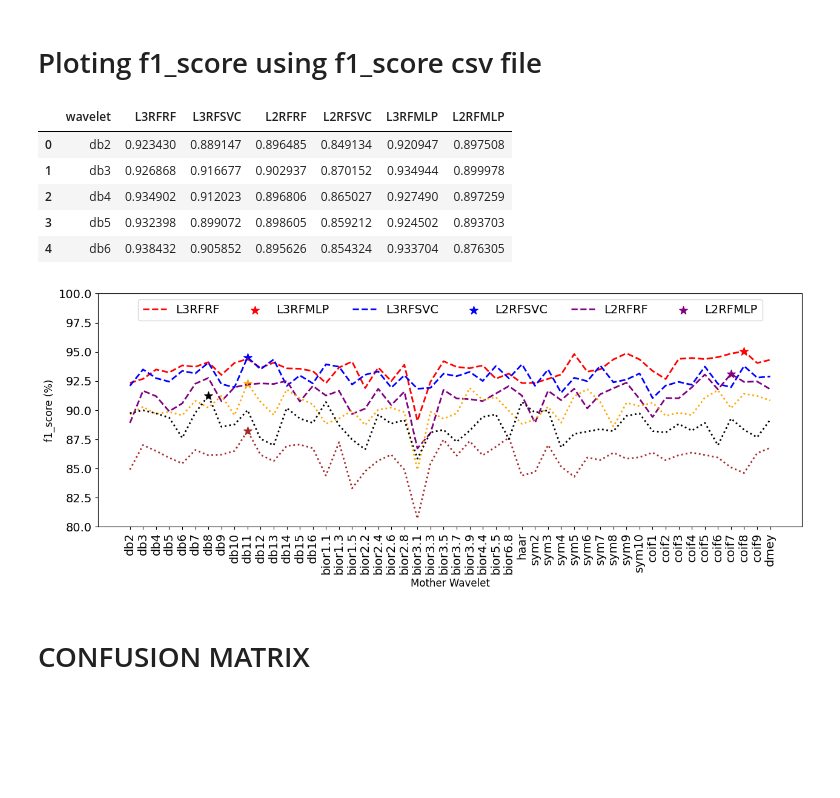
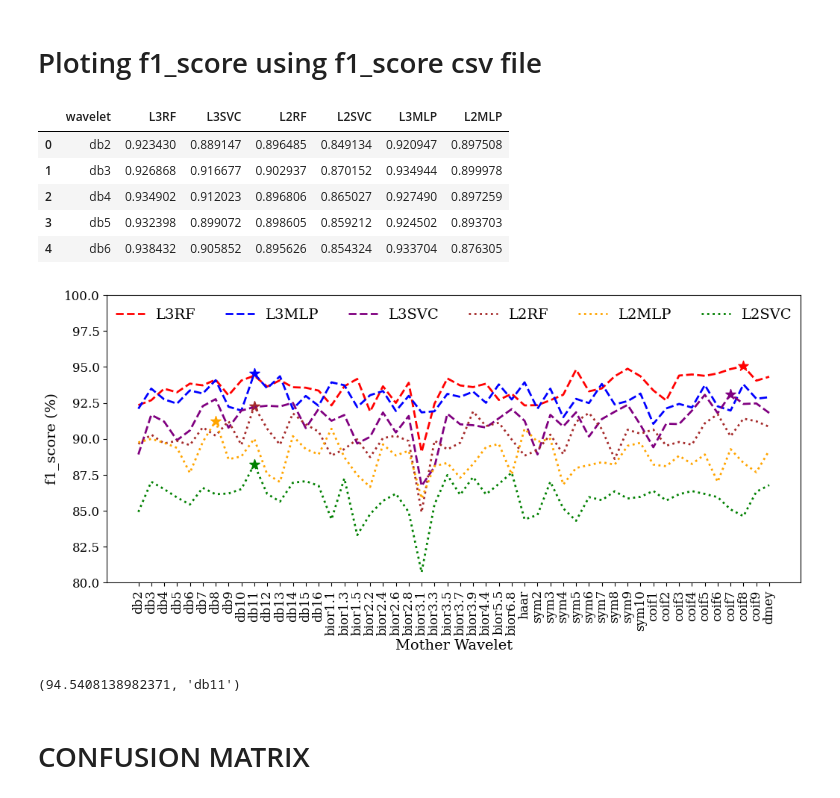
Before and after one commit to AbbasHussain72/Wavelet-featre-extraction-, a Jupyter notebook: current_wavelet_Transform_Technique.ipynb, the cells around one changed output. Saved outputs shown, nothing was run; the diff lists cells and outputs as text; code cells hidden in the pictures; blank space fills up the shorter version.

```diff
--- a/current_wavelet_Transform_Technique.ipynb
+++ b/current_wavelet_Transform_Technique.ipynb
@@ -945,53 +945,68 @@ plt.show()
 path1 = '/content/drive/MyDrive/f1_withoutoptimization.csv'
 df = pd.read_csv(path1,sep='\t')
 df = df.drop(['Unnamed: 0'], axis = 1)
+# %%
+df = df.rename(columns={'L3RFRF': 'L3RF','L3RFSVC': 'L3SVC','L2RFRF': 'L2RF','L2RFSVC': 'L2SVC','L3RFMLP': 'L3MLP','L2RFMLP': 'L2MLP'})
 # %%
 df.head()
 # %% [output]
-|  | wavelet | L3RFRF | L3RFSVC | L2RFRF | L2RFSVC | L3RFMLP | L2RFMLP |
+|  | wavelet | L3RF | L3SVC | L2RF | L2SVC | L3MLP | L2MLP |
 | 0 | db2 | 0.923430 | 0.889147 | 0.896485 | 0.849134 | 0.920947 | 0.897508 |
 | 1 | db3 | 0.926868 | 0.916677 | 0.902937 | 0.870152 | 0.934944 | 0.899978 |
 | 2 | db4 | 0.934902 | 0.912023 | 0.896806 | 0.865027 | 0.927490 | 0.897259 |
 | 3 | db5 | 0.932398 | 0.899072 | 0.898605 | 0.859212 | 0.924502 | 0.893703 |
 | 4 | db6 | 0.938432 | 0.905852 | 0.895626 | 0.854324 | 0.933704 | 0.876305 |
 # %%
+from matplotlib.lines import Line2D
+
+# define custom legend lines with correct line styles
+legend_lines = [Line2D([0], [0], linestyle=line, color=color, linewidth=2) for line, color in zip(line, colors)]
+
+# Use your new font on all your plots.
+plt.rc('font', family='serif ')
+
 #ploting dataframe of f1score
 X = df['wavelet']
 Y = df.drop(['wavelet'], axis = 1)
 Y.iloc[:, :] *= 100
 coly = Y.columns
 
 #ploting-----------------------------------------------------------------------
-k = Y[['L3RFRF','L3RFMLP','L3RFSVC','L2RFSVC','L2RFRF','L2RFMLP']]
+k = Y[['L3RF','L3MLP','L3SVC','L2RF','L2MLP','L2SVC']]
 kcol = k.columns
 
-plt.figure(figsize=(15,5))
-colors = ['red', 'blue','purple','brown','orange','black']
+plt.figure(figsize=(12,5))
+colors = ['red', 'blue','purple','brown','orange','green']
 line = ['--','--','--',':',':',':']
 for i, col in enumerate(kcol):
-  plt.plot(X, k[col],linestyle = line[i],linewidth = 2, color=colors[i])
+  plt.plot(X, k[col],linestyle = line[i] ,linewidth = 2, color=colors[i])
 
   max_idx = k[col].idxmax()
-  plt.scatter(X[max_idx], k[col][max_idx], color=colors[i], marker='*', s=100)
+  plt.scatter(X[max_idx], k[col][max_idx], color= colors[i], marker='*', s=100)
 
 # add a legend using the column names
 # set the position of the legend at the top and outside the plot area
-plt.legend(kcol,fontsize=14,loc='upper center', bbox_to_anchor=(0.5, 1), ncol=6)
+plt.legend(legend_lines,kcol,fontsize=14,loc='upper center', bbox_to_anchor=(0.5, 1), ncol=6, frameon=False)
 
 
 # add axis labels and a title
-plt.xlabel('Mother Wavelet',fontsize=12)
-plt.ylabel('f1_score (%)',fontsize=12)
+plt.xlabel('Mother Wavelet',fontsize=14)
+plt.ylabel('f1_score (%)',fontsize=14)
 plt.xticks(rotation=90)
-plt.xticks(fontsize=14)
-plt.yticks(fontsize=14)
+plt.xticks(fontsize=12)
+plt.yticks(fontsize=12)
 plt.ylim(80,100)
 # plt.title('Line plot of y against x')
 
 # show the plot
 plt.show()
 # %% [output]
-[figure, old version]
+[figure, new version]
+# %%
+max_idx = k['L3MLP'].idxmax()
+k['L3MLP'][max_idx] , X[max_idx]
+# %% [output]
+(94.5408138982371, 'db11')
 # %% [markdown]
 # CONFUSION MATRIX
 # %%
```
